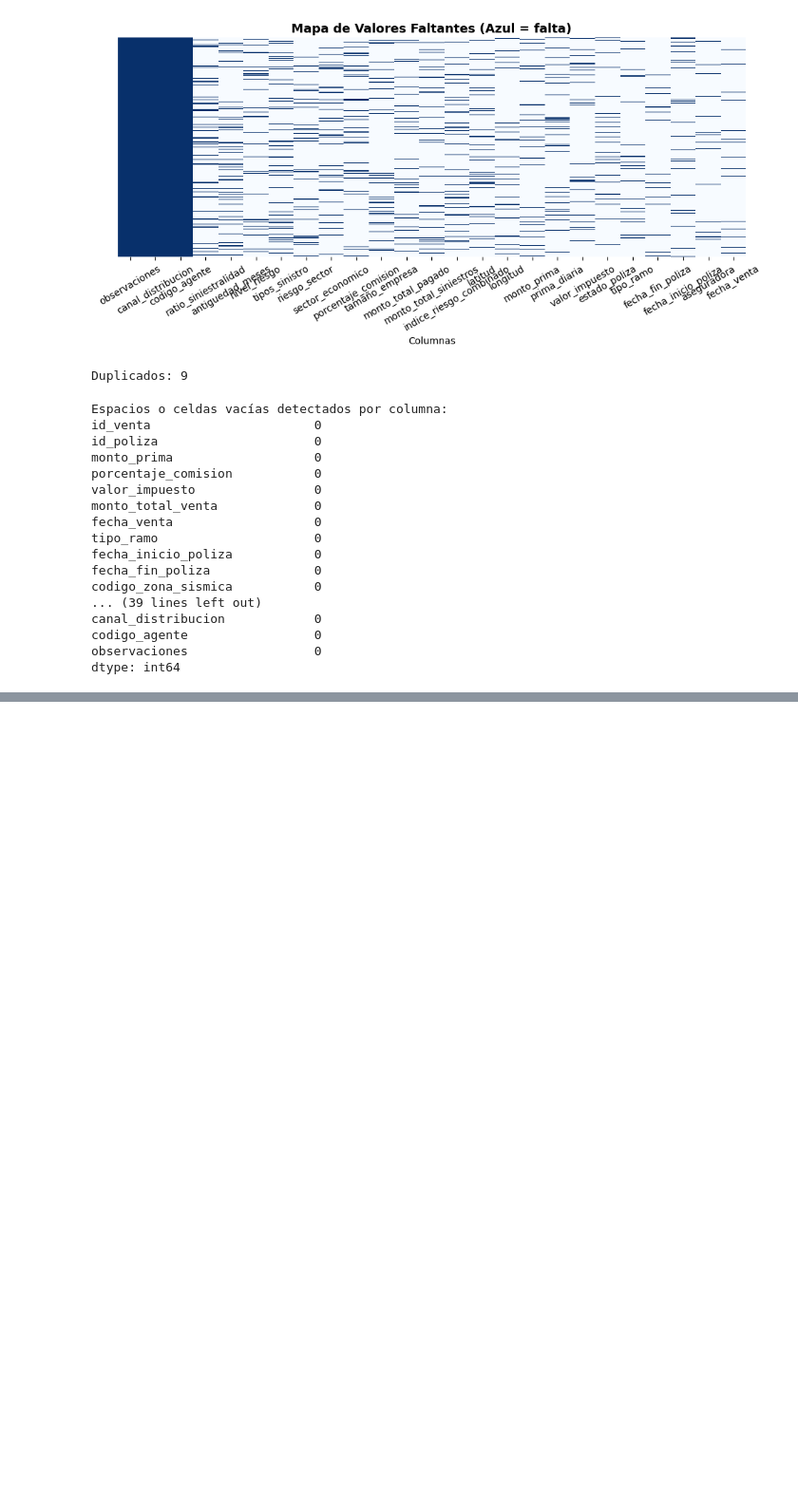
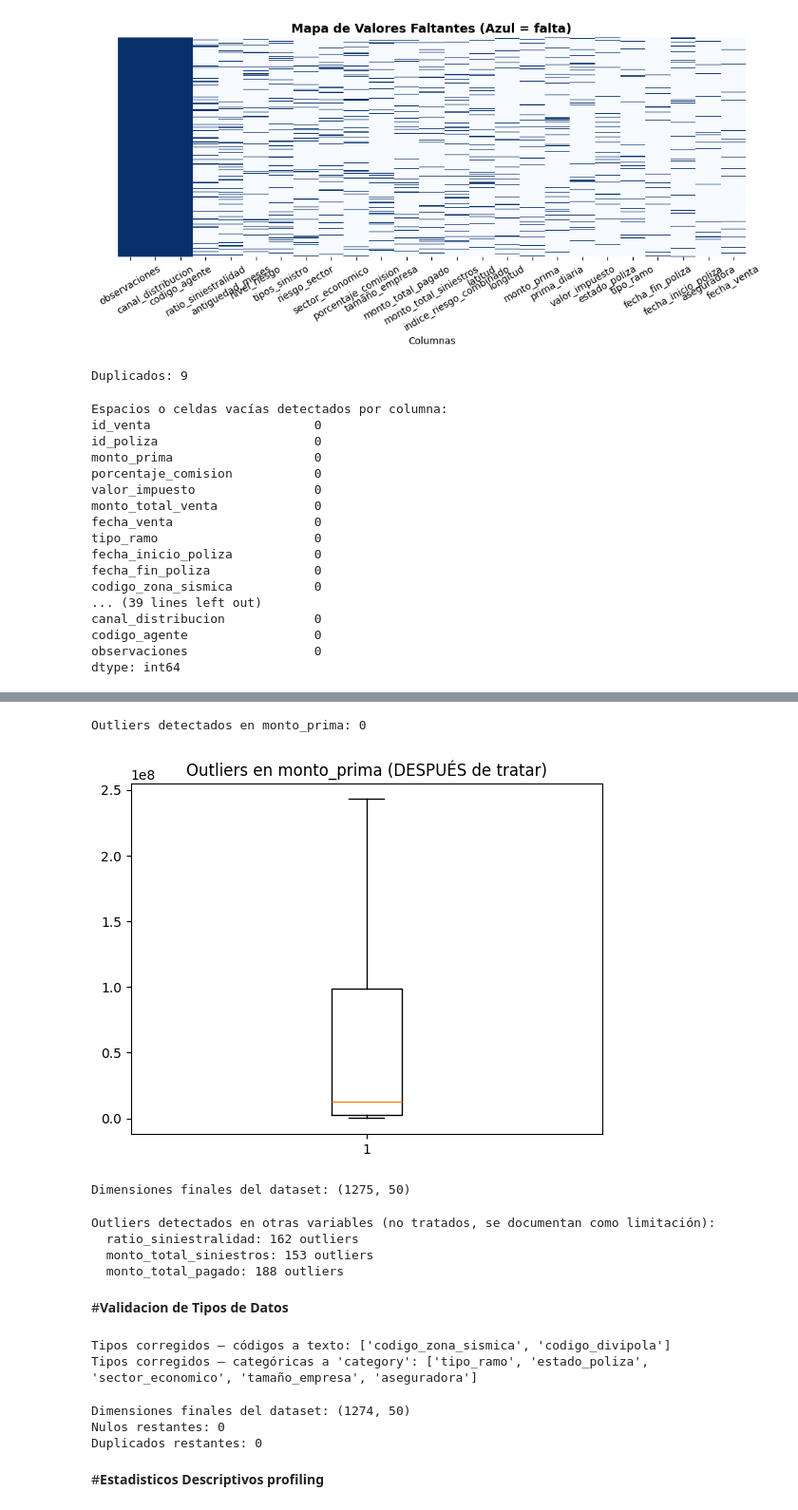
Before and after one commit to lisbethmesa-droid/proyecto-marsh-Gestion-proyectos, a Jupyter notebook: PROYECTO_MARSH_gestion_estrategica.ipynb, the cells around one changed output, grey strips where cells are left out. Shown at 95% size. Saved outputs shown, nothing was run; the diff lists cells and outputs as text; code cells hidden in the pictures; blank space fills up the shorter version.

```diff
--- a/PROYECTO_MARSH_gestion_estrategica.ipynb
+++ b/PROYECTO_MARSH_gestion_estrategica.ipynb
@@ -292,0 +419,67 @@ dtype: int64
+# %%
+#8.1 Tratamiento de outliers en monto_prima (IQR - capping)
+q1, q3 = dfLimpieza['monto_prima'].quantile([0.25, 0.75])
+iqr = q3 - q1
+lim_inf, lim_sup = q1 - 1.5 * iqr, q3 + 1.5 * iqr
+n_outliers = ((dfLimpieza['monto_prima'] < lim_inf) | (dfLimpieza['monto_prima'] > lim_sup)).sum()
+print(f"Outliers detectados en monto_prima: {n_outliers}")
+
+dfLimpieza['monto_prima'] = dfLimpieza['monto_prima'].clip(lower=lim_inf, upper=lim_sup)
+
+plt.boxplot(dfLimpieza["monto_prima"])
+plt.title("Outliers en monto_prima (DESPUÉS de tratar)")
+plt.show()
+
+print(f"Dimensiones finales del dataset: {dfLimpieza.shape}")
+# %% [output]
+Outliers detectados en monto_prima: 0
+[figure, added]
+Dimensiones finales del dataset: (1275, 50)
+# %%
+# 9. Detección de outliers en otras variables clave (sin capping, solo se documentan)
+vars_revisar = ['ratio_siniestralidad', 'monto_total_siniestros', 'monto_total_pagado']
+vars_revisar = [v for v in vars_revisar if v in dfLimpieza.columns]
+print("\nOutliers detectados en otras variables (no tratados, se documentan como limitación):")
+for col in vars_revisar:
+    q1c, q3c = dfLimpieza[col].quantile([0.25, 0.75])
+    iqrc = q3c - q1c
+    lim_infc, lim_supc = q1c - 1.5*iqrc, q3c + 1.5*iqrc
+    n_out = ((dfLimpieza[col] < lim_infc) | (dfLimpieza[col] > lim_supc)).sum()
+    print(f"  {col}: {n_out} outliers")
+# %% [output]
+Outliers detectados en otras variables (no tratados, se documentan como limitación):
+  ratio_siniestralidad: 162 outliers
+  monto_total_siniestros: 153 outliers
+  monto_total_pagado: 188 outliers
+# %% [markdown]
+#**Validacion de Tipos de Datos**
+# %%
+# 10.Validación y corrección de tipos de datos
+cols_codigo_texto = ['codigo_zona_sismica', 'codigo_divipola']
+for col in cols_codigo_texto:
+    if col in dfLimpieza.columns:
+        dfLimpieza[col] = dfLimpieza[col].astype(str)
+
+for col in cols_categoricas_imputar:
+    if col in dfLimpieza.columns:
+        dfLimpieza[col] = dfLimpieza[col].astype('category')
+
+print(f"Tipos corregidos — códigos a texto: {cols_codigo_texto}")
+print(f"Tipos corregidos — categóricas a 'category': {cols_categoricas_imputar}")
+# %% [output]
+Tipos corregidos — códigos a texto: ['codigo_zona_sismica', 'codigo_divipola']
+Tipos corregidos — categóricas a 'category': ['tipo_ramo', 'estado_poliza', 'sector_economico', 'tamaño_empresa', 'aseguradora']
+# %%
+# 11. Segunda pasada de duplicados (tras imputación)
+n_dup_post = dfLimpieza.duplicated().sum()
+dfLimpieza = dfLimpieza.drop_duplicates().reset_index(drop=True)
+
+print(f"\nDimensiones finales del dataset: {dfLimpieza.shape}")
+print(f"Nulos restantes: {dfLimpieza.isnull().sum().sum()}")
+print(f"Duplicados restantes: {dfLimpieza.duplicated().sum()}")
+# %% [output]
+Dimensiones finales del dataset: (1274, 50)
+Nulos restantes: 0
+Duplicados restantes: 0
+# %% [markdown]
+#**Estadisticos Descriptivos profiling**
```
Also changed, not shown: parts of 31 cells of this notebook.
